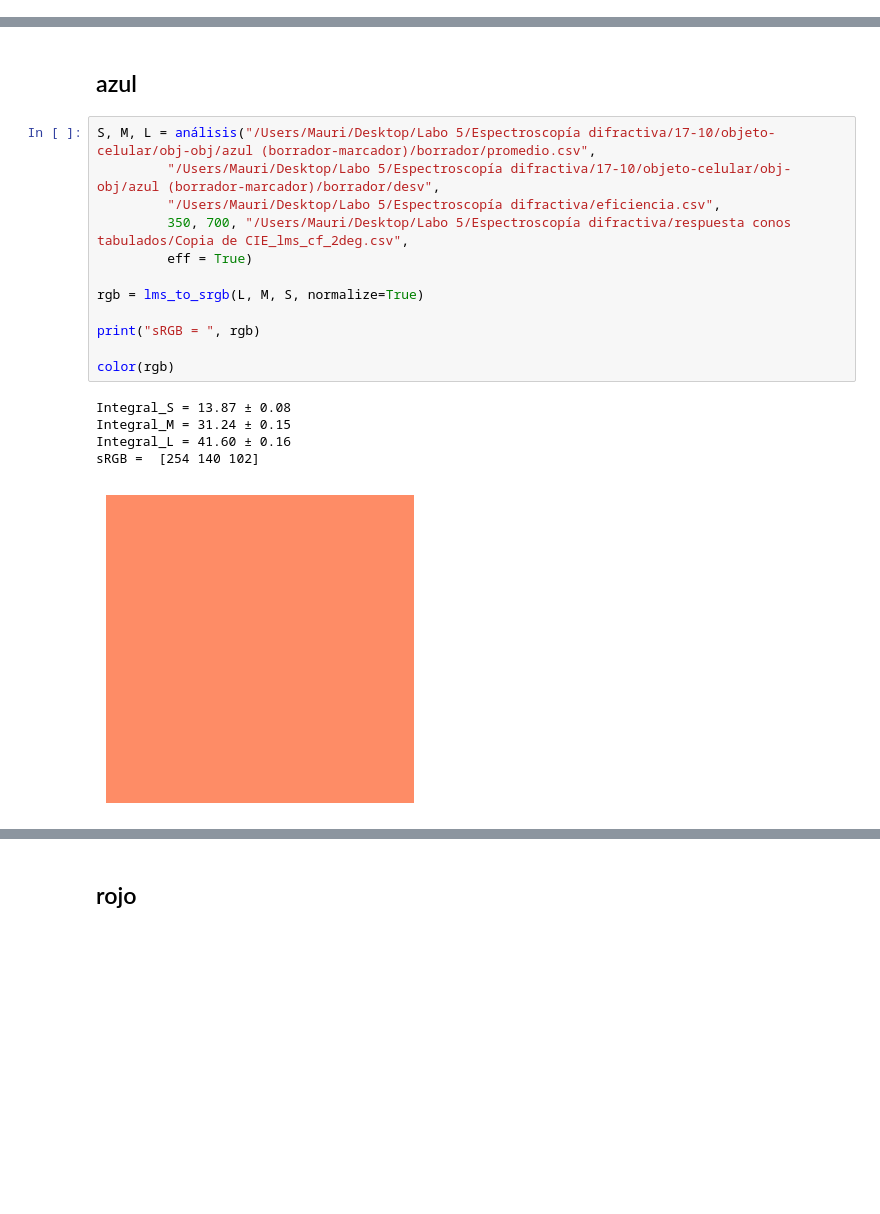
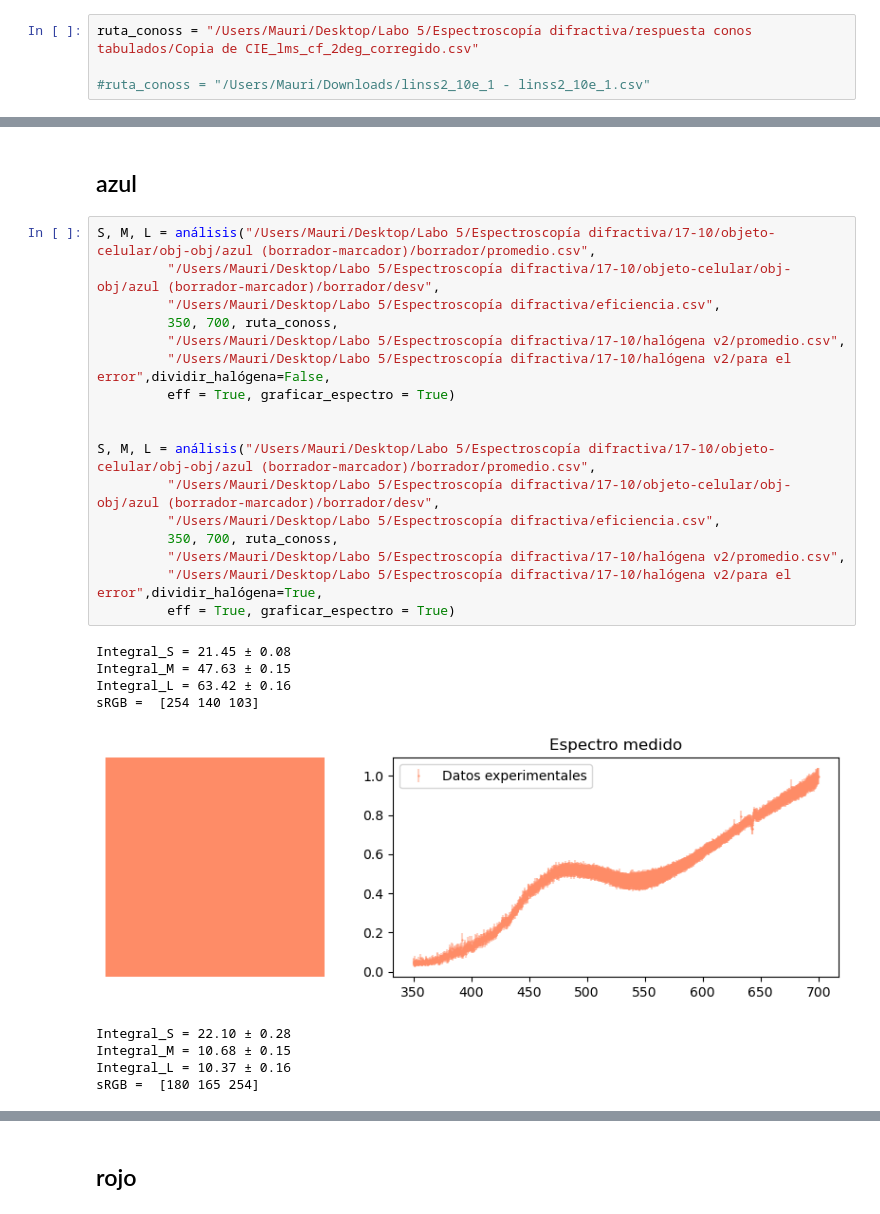
Before and after one commit to mauri-stack/labo5, a Jupyter notebook: espectroscopía_difractiva/visión_en_color.ipynb, the cells around one changed output, grey strips where cells are left out. Saved outputs shown, nothing was run; the diff lists cells and outputs as text; blank space fills up the shorter version.

```diff
--- a/espectroscopía_difractiva/visión_en_color.ipynb
+++ b/espectroscopía_difractiva/visión_en_color.ipynb
@@ -398,3 +623,7 @@ def análisis(ruta_espectro, ruta_carpeta_errores, ruta_eficiencia_csv, inferior
+# %%
+ruta_conoss = "/Users/Mauri/Desktop/Labo 5/Espectroscopía difractiva/respuesta conos tabulados/Copia de CIE_lms_cf_2deg_corregido.csv"
+
+#ruta_conoss = "/Users/Mauri/Downloads/linss2_10e_1 - linss2_10e_1.csv"
 # %% [markdown]
 # Objeto - Objeto
 # %% [markdown]
@@ -440,18 +689,27 @@ sRGB =  [254  52  59]
 # %%
 S, M, L = análisis("/Users/Mauri/Desktop/Labo 5/Espectroscopía difractiva/17-10/objeto-celular/obj-obj/azul (borrador-marcador)/borrador/promedio.csv",
          "/Users/Mauri/Desktop/Labo 5/Espectroscopía difractiva/17-10/objeto-celular/obj-obj/azul (borrador-marcador)/borrador/desv",
          "/Users/Mauri/Desktop/Labo 5/Espectroscopía difractiva/eficiencia.csv",
-         350, 700, "/Users/Mauri/Desktop/Labo 5/Espectroscopía difractiva/respuesta conos tabulados/Copia de CIE_lms_cf_2deg.csv",
-         eff = True)
+         350, 700, ruta_conoss,
+         "/Users/Mauri/Desktop/Labo 5/Espectroscopía difractiva/17-10/halógena v2/promedio.csv",
+         "/Users/Mauri/Desktop/Labo 5/Espectroscopía difractiva/17-10/halógena v2/para el error",dividir_halógena=False,
+         eff = True, graficar_espectro = True)
 
-rgb = lms_to_srgb(L, M, S, normalize=True)
 
-print("sRGB = ", rgb)
-
-color(rgb)
+S, M, L = análisis("/Users/Mauri/Desktop/Labo 5/Espectroscopía difractiva/17-10/objeto-celular/obj-obj/azul (borrador-marcador)/borrador/promedio.csv",
+         "/Users/Mauri/Desktop/Labo 5/Espectroscopía difractiva/17-10/objeto-celular/obj-obj/azul (borrador-marcador)/borrador/desv",
+         "/Users/Mauri/Desktop/Labo 5/Espectroscopía difractiva/eficiencia.csv",
+         350, 700, ruta_conoss,
+         "/Users/Mauri/Desktop/Labo 5/Espectroscopía difractiva/17-10/halógena v2/promedio.csv",
+         "/Users/Mauri/Desktop/Labo 5/Espectroscopía difractiva/17-10/halógena v2/para el error",dividir_halógena=True,
+         eff = True, graficar_espectro = True)
 # %% [output]
-Integral_S = 13.87 ± 0.08
-Integral_M = 31.24 ± 0.15
-Integral_L = 41.60 ± 0.16
-sRGB =  [254 140 102]
+Integral_S = 21.45 ± 0.08
+Integral_M = 47.63 ± 0.15
+Integral_L = 63.42 ± 0.16
+sRGB =  [254 140 103]
-[figure, old version]
+[figure, new version]
+Integral_S = 22.10 ± 0.28
+Integral_M = 10.68 ± 0.15
+Integral_L = 10.37 ± 0.16
+sRGB =  [180 165 254]
```
Also changed, not shown: parts of 19 cells of this notebook, 1 other file.
